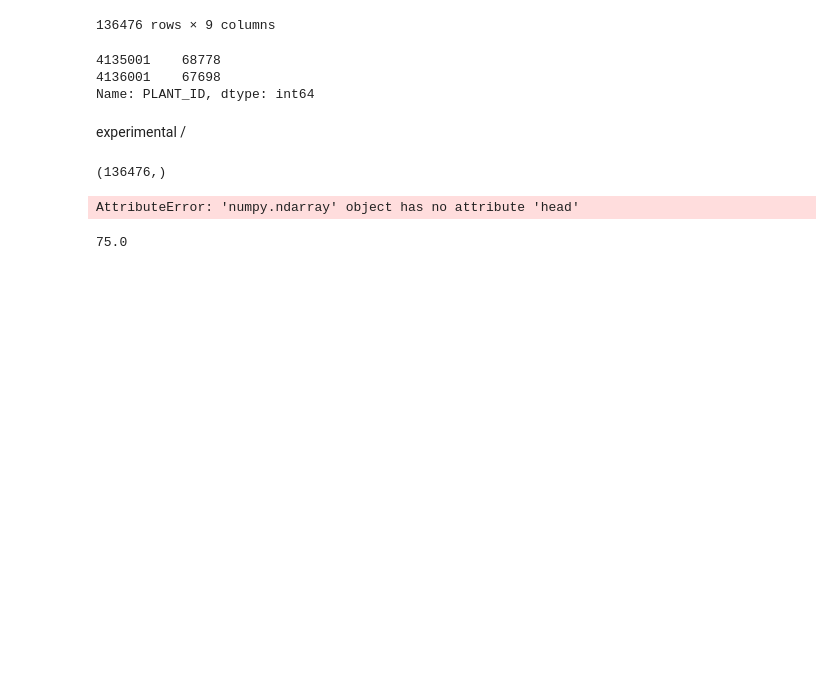
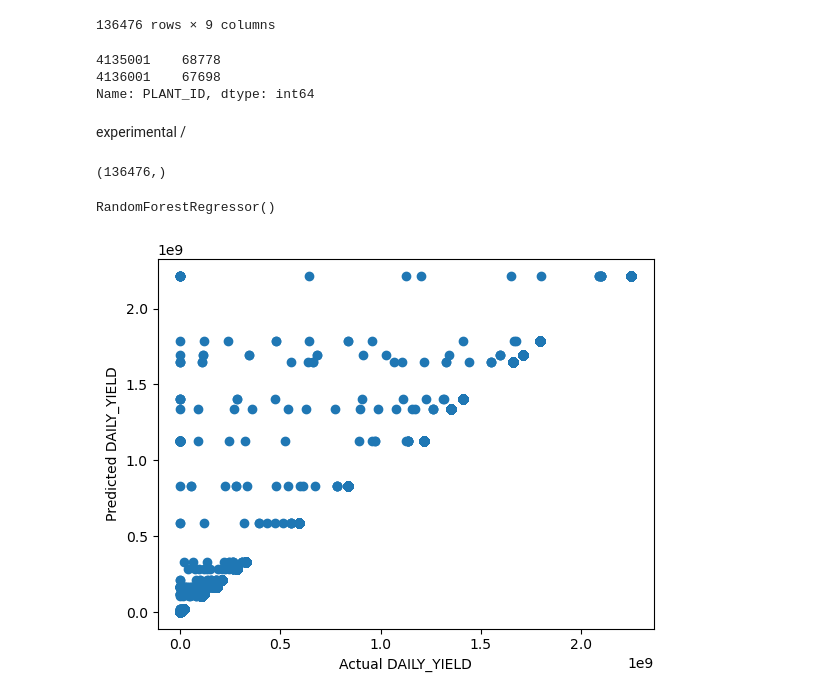
Before and after one commit to clovestad/-production_predictions, a Jupyter notebook: Production_predictions.ipynb, the cells around one changed output. Saved outputs shown, nothing was run; the diff lists cells and outputs as text; code cells hidden in the pictures; blank space fills up the shorter version.

Commit message:
model linreg experimental

```diff
--- a/Production_predictions.ipynb
+++ b/Production_predictions.ipynb
@@ -60,11 +60,24 @@ X_encoded = encoder.fit_transform(X[['SOURCE_KEY']])
 (136476,)
 # %%
 X_train, X_test, y_train, y_test = train_test_split(X_encoded, y, random_state=42)
-# %%
-display(X_train.head(3), y_train.head(3))
-# %% [output]
-AttributeError: 'numpy.ndarray' object has no attribute 'head'
-# %%
-len(X_train)/len(X) * 100
-# %% [output]
-75.0
+# %%
+from sklearn.ensemble import RandomForestRegressor
+model = RandomForestRegressor()
+model.fit(X_train, y_train)
+# %% [output]
+RandomForestRegressor()
+# %%
+from sklearn.metrics import mean_absolute_error, mean_squared_error, r2_score
+y_pred = model.predict(X_test)
+mae = mean_absolute_error(y_test, y_pred)
+mse = mean_squared_error(y_test, y_pred)
+rmse = mse**0.5
+r2 = r2_score(y_test, y_pred)
+# %%
+import matplotlib.pyplot as plt
+plt.scatter(y_test, y_pred)
+plt.xlabel("Actual DAILY_YIELD")
+plt.ylabel("Predicted DAILY_YIELD")
+plt.show()
+# %% [output]
+[figure, added]
```
